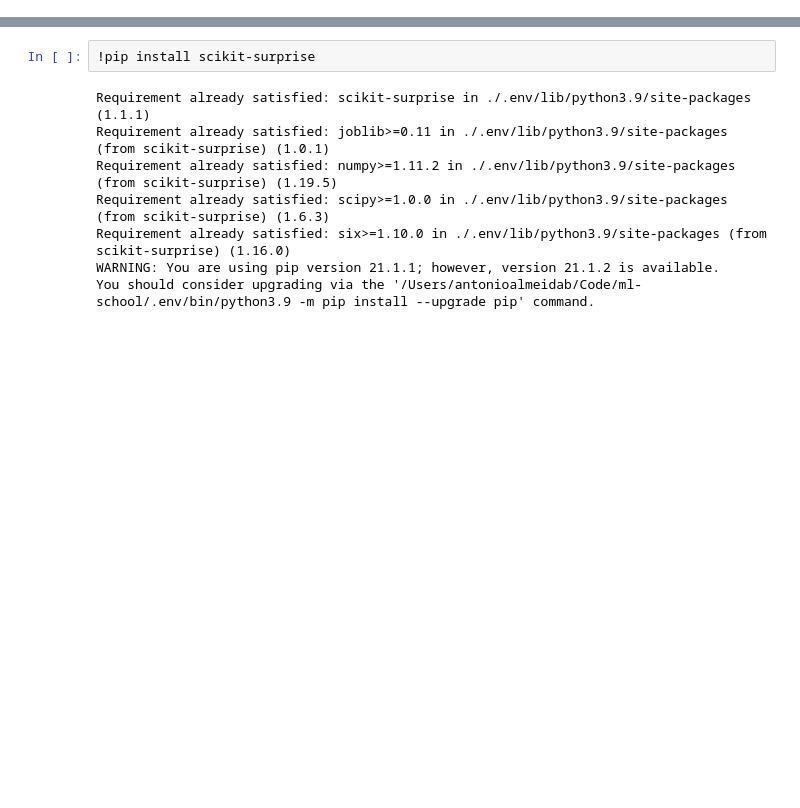
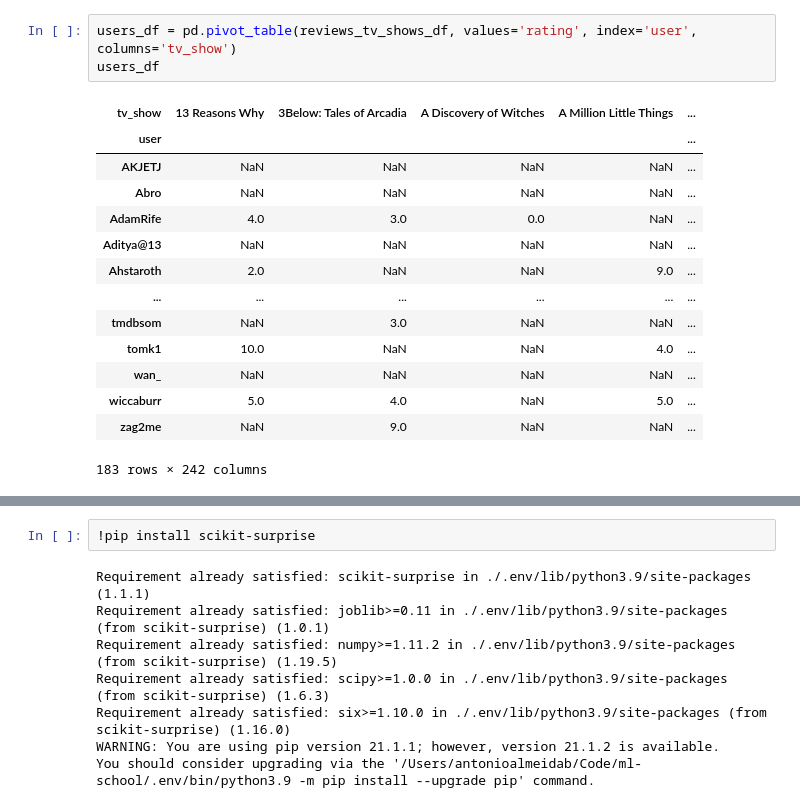
Before and after one commit to streamit-project/recommendation-model, a Jupyter notebook: NB#3-Other-Techniques.ipynb, the cells around one changed output, grey strips where cells are left out. Saved outputs shown, nothing was run; the diff lists cells and outputs as text; blank space fills up the shorter version.

```diff
--- a/NB#3-Other-Techniques.ipynb
+++ b/NB#3-Other-Techniques.ipynb
@@ -8,0 +28,18 @@ from sklearn.preprocessing import LabelEncoder
+# %%
+users_df = pd.pivot_table(reviews_tv_shows_df, values='rating', index='user', columns='tv_show')
+users_df
+# %% [output]
+| tv_show | 13 Reasons Why | 3Below: Tales of Arcadia | A Discovery of Witches | A Million Little Things | ... |
+| user |  |  |  |  | ... |
+| AKJETJ | NaN | NaN | NaN | NaN | ... |
+| Abro | NaN | NaN | NaN | NaN | ... |
+| AdamRife | 4.0 | 3.0 | 0.0 | NaN | ... |
+| Aditya@13 | NaN | NaN | NaN | NaN | ... |
+| Ahstaroth | 2.0 | NaN | NaN | 9.0 | ... |
+| ... | ... | ... | ... | ... | ... |
+| tmdbsom | NaN | 3.0 | NaN | NaN | ... |
+| tomk1 | 10.0 | NaN | NaN | 4.0 | ... |
+| wan_ | NaN | NaN | NaN | NaN | ... |
+| wiccaburr | 5.0 | 4.0 | NaN | 5.0 | ... |
+| zag2me | NaN | 9.0 | NaN | NaN | ... |
+183 rows × 242 columns
```
Also changed, not shown: parts of 12 cells of this notebook.
